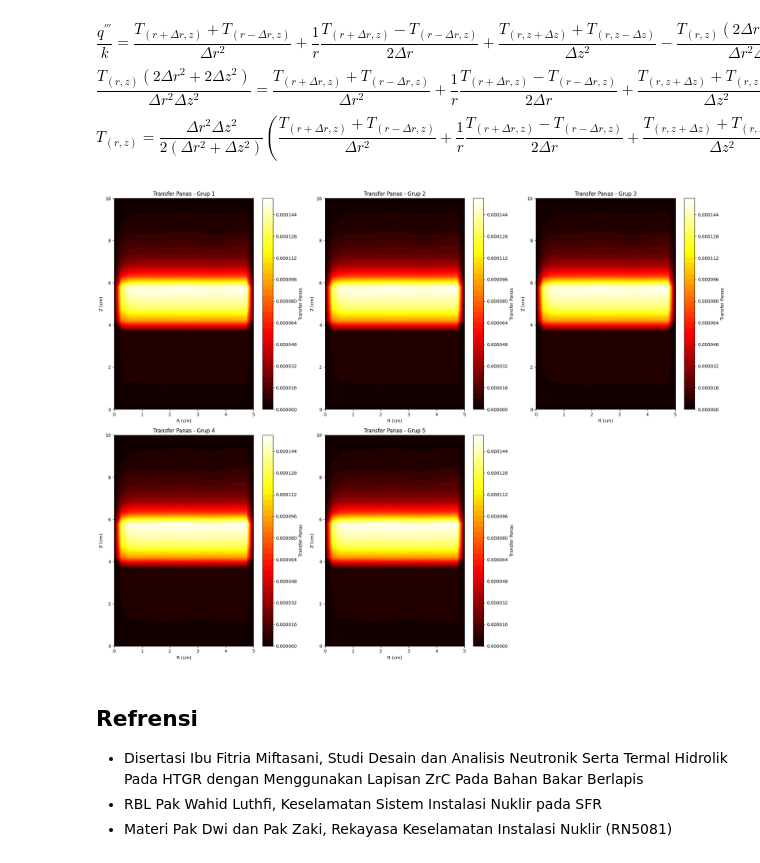
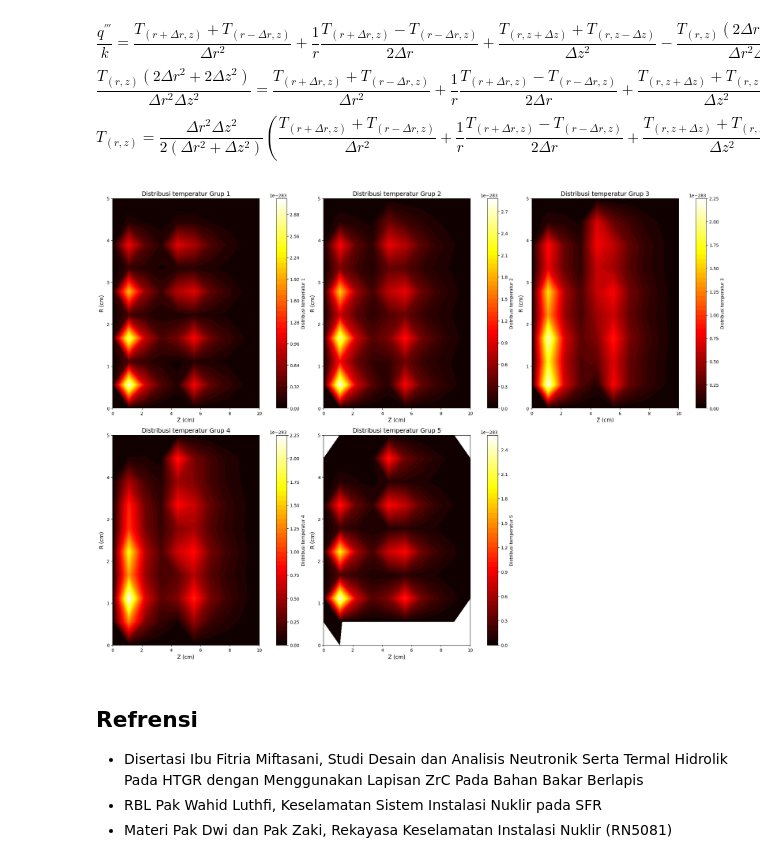
Before and after one commit to dhiyasalmas/Numerical-Method-in-Nuclear, a Jupyter notebook: UAS_24923304_Dhiya Salma Salsabila.ipynb, the cells around one changed output. Saved outputs shown, nothing was run; the diff lists cells and outputs as text; code cells hidden in the pictures.

```diff
--- a/UAS_24923304_Dhiya Salma Salsabila.ipynb
+++ b/UAS_24923304_Dhiya Salma Salsabila.ipynb
@@ -418,18 +426,0 @@ Nilai keff: 0.000735
-# %%
-import matplotlib.pyplot as plt
-# Membuat grid diskritisasi untuk r dan z
-R, Z = np.meshgrid(r, z)
-phi_2d = phi.reshape((jumlahtitik_r, jumlahtitik_z, jumlah_grup))
-
-# Visualisasi fluks neutron
-plt.figure(figsize=(20, 15))
-for grup in range(jumlah_grup):
-    plt.subplot(2, 3, grup + 1)  # Membuat sub-plot
-    plt.contourf(Z, R, phi_2d[:, :, grup], levels=50, cmap="viridis")
-    plt.colorbar(label="Fluks neutron")
-    plt.xlabel("Z (cm)")
-    plt.ylabel("R (cm)")
-    plt.title(f"Fluks Neutron - Grup {grup + 1}")
-
-plt.tight_layout()
-plt.show()
@@ -480,28 +471,32 @@ $$ T_{(r,z)} = \frac{\Delta r^2 \Delta z^2}{2 (\Delta r^2 + \Delta z^2)} (\frac{
 # %%
 q_reshape = np.array(q.reshape(jumlahtitik_r, jumlahtitik_z,jumlah_grup))
 T = np.zeros_like(q_reshape)
 k = 0.5
-#Distribusi suhu
-for j in range(1, jumlahtitik_z - 1):
-    for i in range(1, jumlahtitik_r - 1):
-        for g in range(jumlah_grup):
-            r_term = 0 if r[i] == 0 else (T[i+1, j, g] - T[i-1, j, g]) / (2 * dr * r[i])
-            T[i, j, g] = ((dr**2 * dz**2) / (2 * (dr**2 + dz**2)) * ((T[i+1, j, g] + T[i-1, j, g]) / dr**2 + r_term +(T[i, j+1, g] + T[i, j-1, g]) / dz**2) - q_reshape[i, j, g] / k)
 
-# Visualisasi Distribusi Suhu
-plt.figure(figsize=(20, 15))
-for grup in range(jumlah_grup):
-    plt.subplot(2, 3, grup + 1)  # Membuat sub-plot
-    plt.contourf(R, Z, T[:, :, grup], levels=50, cmap="hot")
-    plt.colorbar(label="Transfer Panas")
-    plt.xlabel("R (cm)")
-    plt.ylabel("Z (cm)")
-    plt.title(f"Transfer Panas - Grup {grup + 1}")
+# Distribusi suhu
+for g in range(jumlah_grup):
+    for j in range(1, jumlahtitik_z - 1):
+        for i in range(1, jumlahtitik_r - 1):
+            r_term = 0 if r[i] == 0 else (T[i + 1, j, g] - T[i - 1, j, g]) / (2 * dr * r[i])
+            T[i, j, g] = (((dr**2 * dz**2) / (2 * (dr**2 + dz**2))) * ((T[i + 1, j, g] + T[i - 1, j, g]) / dr**2 + r_term + (T[i, j + 1, g] + T[i, j - 1, g]) / dz**2) - q_reshape[i, j, g] / k)
 
-plt.tight_layout()
+# Plot
+fig, axes = plt.subplots(2, 3, figsize=(20, 15), constrained_layout=True)
+
+for g, ax in enumerate(axes.flat):
+    if g < jumlah_grup:
+        cs = ax.contourf(Z, R, T[:, :, g], levels=50, cmap="hot")  # Plot setiap grup
+        fig.colorbar(cs, ax=ax, label=f"Distribusi temperatur {g+1}")
+        ax.set_xlabel("Z (cm)", fontsize=12)
+        ax.set_ylabel("R (cm)", fontsize=12)
+        ax.set_title(f"Distribusi temperatur Grup {g+1}", fontsize=14)
+        ax.set_aspect("auto")
+    else:
+        ax.axis("off")  # Hilangkan sumbu pada subplot kosong
+
 plt.show()
 # %% [output]
-[figure, old version]
+[figure, new version]
 # %% [markdown]
 ## Refrensi
 - Disertasi Ibu Fitria Miftasani, Studi Desain dan Analisis Neutronik Serta Termal Hidrolik Pada HTGR dengan Menggunakan Lapisan ZrC Pada Bahan Bakar Berlapis
```
Also changed, not shown: parts of 5 cells of this notebook.
